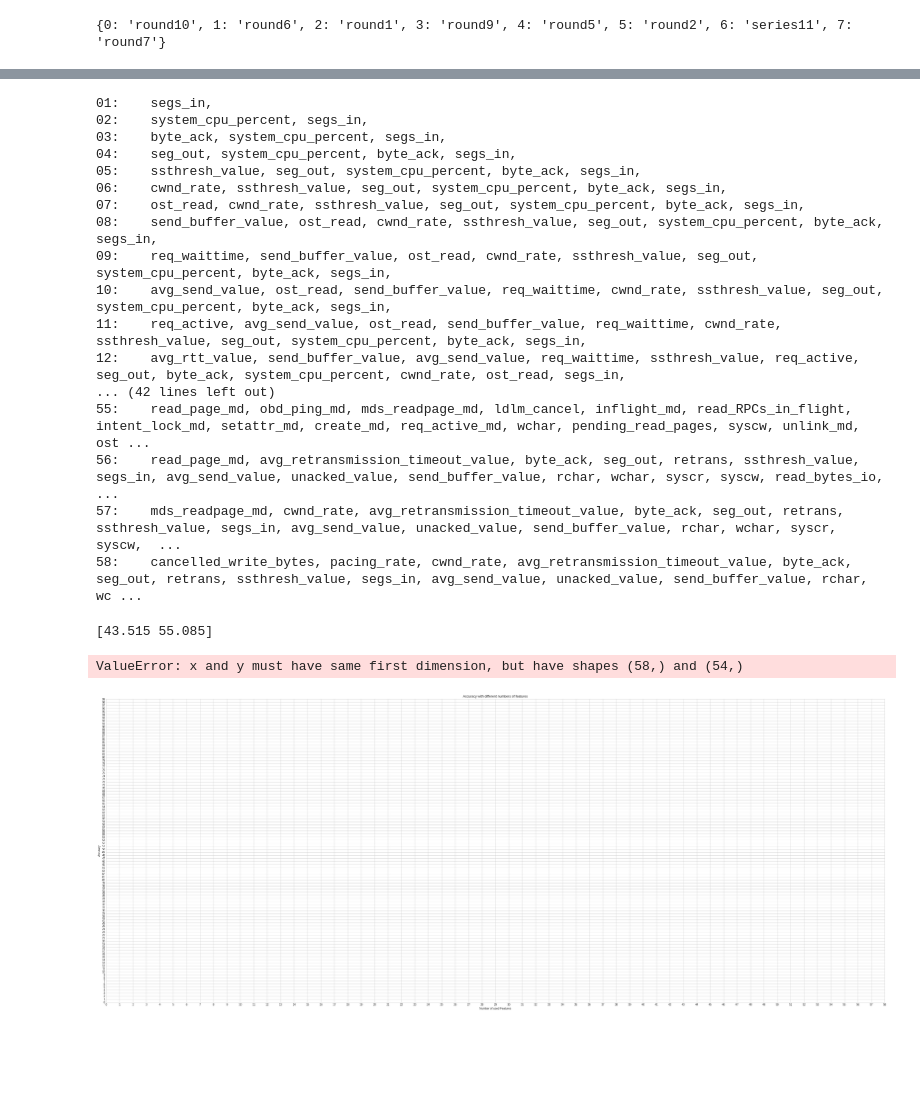
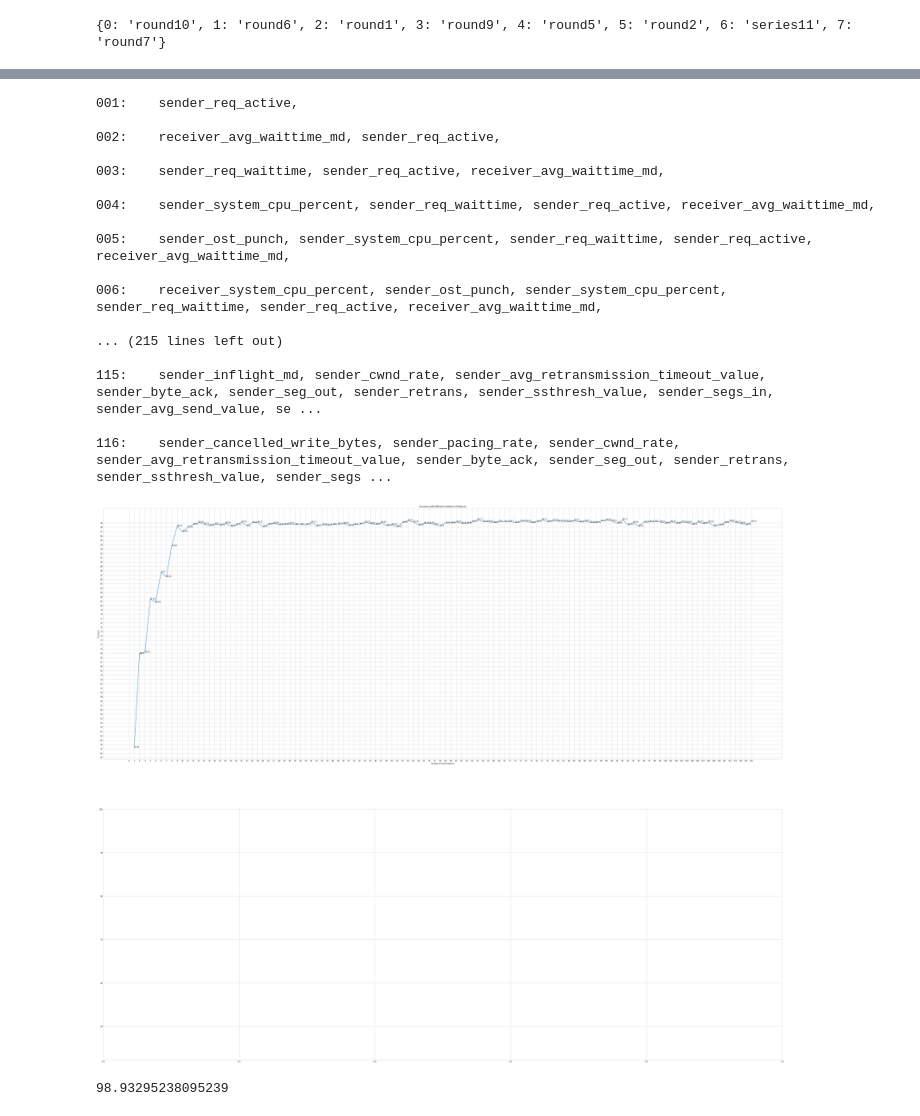
Before and after one commit to EhsanSaZ/BottleneckDetection, a Jupyter notebook: analysis/normal_file_system_bottleneck_detection.ipynb, the cells around one changed output, grey strips where cells are left out. Saved outputs shown, nothing was run; the diff lists cells and outputs as text; code cells hidden in the pictures; blank space fills up the shorter version.

```diff
--- a/analysis/normal_file_system_bottleneck_detection.ipynb
+++ b/analysis/normal_file_system_bottleneck_detection.ipynb
@@ -175,54 +198,60 @@ for i in range(len(feature_numbers)):
     names = ""
     for name in selected_features_name[i]:
         names += "{}, ".format(name)
-    text += "{}:    {}\n".format('{0:0{1}}'.format(int(feature_numbers[i]), 2), names)
+    text += "{}:    {}\n\n".format('{0:0{1}}'.format(int(feature_numbers[i]), 3), names)
 print(text)
 # %% [output]
-01:    segs_in,
-02:    system_cpu_percent, segs_in,
-03:    byte_ack, system_cpu_percent, segs_in,
-04:    seg_out, system_cpu_percent, byte_ack, segs_in,
-05:    ssthresh_value, seg_out, system_cpu_percent, byte_ack, segs_in,
-06:    cwnd_rate, ssthresh_value, seg_out, system_cpu_percent, byte_ack, segs_in,
-07:    ost_read, cwnd_rate, ssthresh_value, seg_out, system_cpu_percent, byte_ack, segs_in,
-08:    send_buffer_value, ost_read, cwnd_rate, ssthresh_value, seg_out, system_cpu_percent, byte_ack, segs_in,
-09:    req_waittime, send_buffer_value, ost_read, cwnd_rate, ssthresh_value, seg_out, system_cpu_percent, byte_ack, segs_in,
-10:    avg_send_value, ost_read, send_buffer_value, req_waittime, cwnd_rate, ssthresh_value, seg_out, system_cpu_percent, byte_ack, segs_in,
-11:    req_active, avg_send_value, ost_read, send_buffer_value, req_waittime, cwnd_rate, ssthresh_value, seg_out, system_cpu_percent, byte_ack, segs_in,
-12:    avg_rtt_value, send_buffer_value, avg_send_value, req_waittime, ssthresh_value, req_active, seg_out, byte_ack, system_cpu_percent, cwnd_rate, ost_read, segs_in,
-... (42 lines left out)
-55:    read_page_md, obd_ping_md, mds_readpage_md, ldlm_cancel, inflight_md, read_RPCs_in_flight, intent_lock_md, setattr_md, create_md, req_active_md, wchar, pending_read_pages, syscw, unlink_md, ost ...
-56:    read_page_md, avg_retransmission_timeout_value, byte_ack, seg_out, retrans, ssthresh_value, segs_in, avg_send_value, unacked_value, send_buffer_value, rchar, wchar, syscr, syscw, read_bytes_io, ...
-57:    mds_readpage_md, cwnd_rate, avg_retransmission_timeout_value, byte_ack, seg_out, retrans, ssthresh_value, segs_in, avg_send_value, unacked_value, send_buffer_value, rchar, wchar, syscr, syscw,  ...
-58:    cancelled_write_bytes, pacing_rate, cwnd_rate, avg_retransmission_timeout_value, byte_ack, seg_out, retrans, ssthresh_value, segs_in, avg_send_value, unacked_value, send_buffer_value, rchar, wc ...
+001:    sender_req_active,
+
+002:    receiver_avg_waittime_md, sender_req_active,
+
+003:    sender_req_waittime, sender_req_active, receiver_avg_waittime_md,
+
+004:    sender_system_cpu_percent, sender_req_waittime, sender_req_active, receiver_avg_waittime_md,
+
+005:    sender_ost_punch, sender_system_cpu_percent, sender_req_waittime, sender_req_active, receiver_avg_waittime_md,
+
+006:    receiver_system_cpu_percent, sender_ost_punch, sender_system_cpu_percent, sender_req_waittime, sender_req_active, receiver_avg_waittime_md,
+
+... (215 lines left out)
+
+115:    sender_inflight_md, sender_cwnd_rate, sender_avg_retransmission_timeout_value, sender_byte_ack, sender_seg_out, sender_retrans, sender_ssthresh_value, sender_segs_in, sender_avg_send_value, se ...
+
+116:    sender_cancelled_write_bytes, sender_pacing_rate, sender_cwnd_rate, sender_avg_retransmission_timeout_value, sender_byte_ack, sender_seg_out, sender_retrans, sender_ssthresh_value, sender_segs ...
 # %%
 plt.style.use('seaborn-whitegrid')
-fig, ax = plt.subplots()
-fig.set_size_inches(50, 20)
-ax.set_title("Accuracy with different numbers of features")
-ax.set_ylabel("Accuracy")
-ax.set_xlabel("Number of used Features")
-ax.set_xticks(np.arange(0, len(feature_numbers)+1, 1))
-ax.set_yticks(np.arange(0, 100, 1))
+fig, (ax1, ax2) = plt.subplots(2)
+fig.set_size_inches(60, 50)
+ax1.set_title("Accuracy with different numbers of features")
+ax1.set_ylabel("Accuracy")
+ax1.set_yticks(np.arange(0, 100, 1))
+ax1.set_xlabel("Number of used Features")
+ax1.set_xticks(np.arange(0, len(feature_numbers)+1, 1))
+
+ax1.plot(feature_numbers,accuracy_list)
 
 
 def moving_average(x, w):
     return np.convolve(x, np.ones(w), 'valid') / w
 
-# data =  np.concatenate((accuracy_list[0:2], moving_average(accuracy_list, 4)))
-ax.plot(feature_numbers,accuracy_list)
-ax.bar(feature_numbers,accuracy_list, width=0.3)
+accuracy_list_moving_average =  np.concatenate((accuracy_list[0:4], moving_average(accuracy_list, 5)))
+# ax.plot(feature_numbers,accuracy_list_moving_average)
+# ax.bar(feature_numbers,accuracy_list, width=0.3)
 # ax.text(1, -15, text, verticalalignment ='center_baseline', fontsize='large' , bbox={'facecolor': 'white', 'pad': 0})
 # # plt.plot(feature_numbers, accuracy_list)
 for i,j in zip(feature_numbers,accuracy_list):
-    ax.annotate(str(j),xy=(i,j))
+    ax1.annotate(str(j),xy=(i,j))
+
+plt.ylim([np.min(accuracy_list) - 5,100])
 plt.show()
-fig.savefig('accuracy of the model with different number of features on dataset {}.jpg'.format(chosen_dataset_name), dpi=100)
+
+file_name ='Accuracy of the model with different number of features on dataset {}.jpg'.format(chosen_dataset_name)
+save_path = "{}/{}".format(basic_saving_dir, file_name)
+fig.savefig(save_path, dpi=100)
 print(np.average(accuracy_list[11:]))
 # %% [output]
+[figure, new version]
-[43.515 55.085]
+98.93295238095239
-ValueError: x and y must have same first dimension, but have shapes (58,) and (54,)
-[figure, old version]
 # %%
 
 mean = np.average(importances)
```
Also changed, not shown: parts of 10 cells of this notebook, 1 other file.
